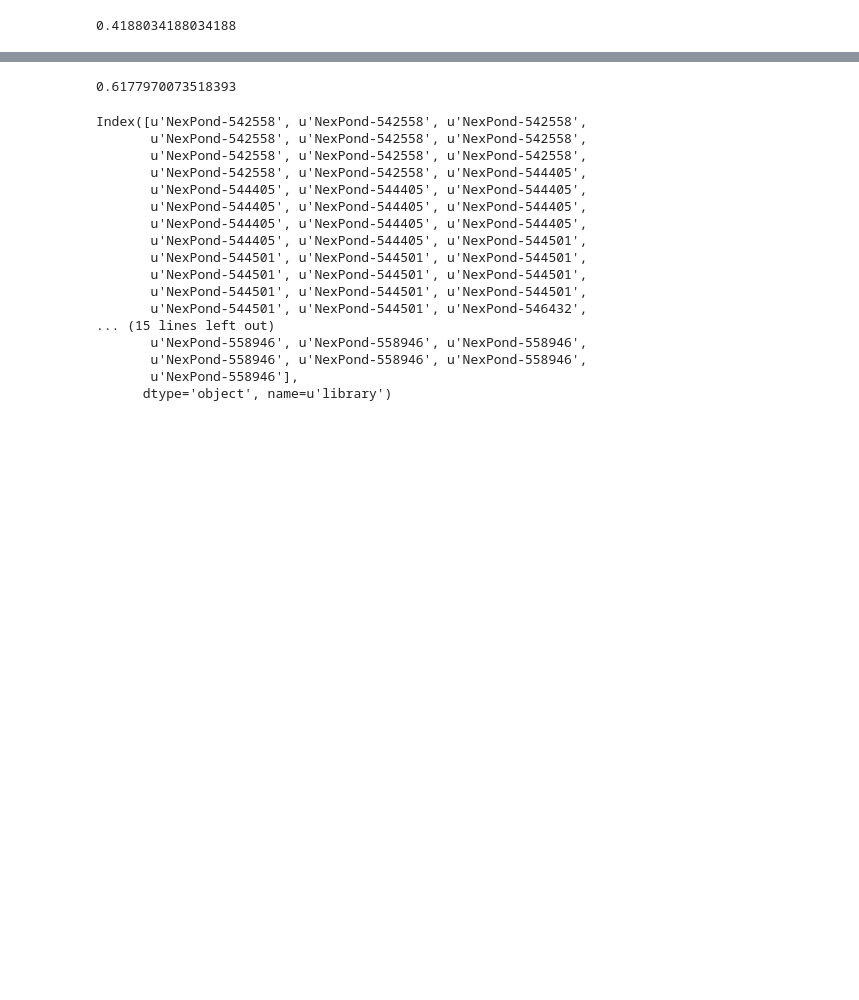
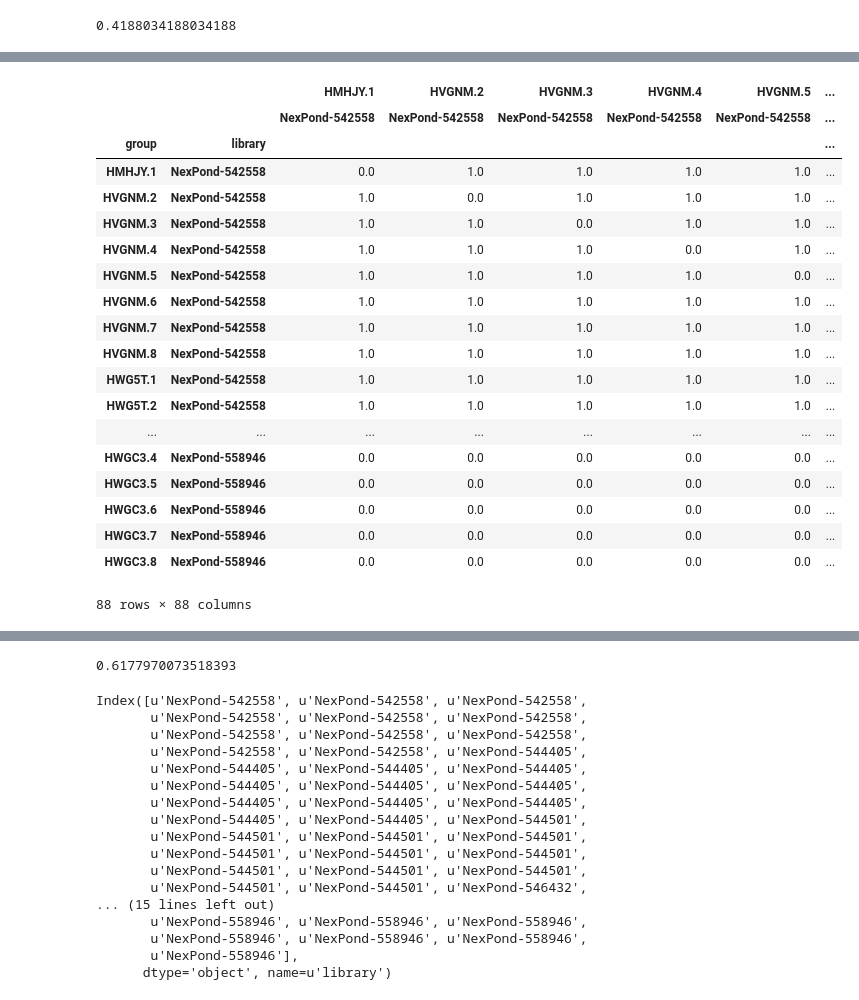
Before and after one commit to bradtaylor/thesis, a Jupyter notebook: clustering/GraphTest.ipynb, the cells around one changed output, grey strips where cells are left out. Saved outputs shown, nothing was run; the diff lists cells and outputs as text; code cells hidden in the pictures; blank space fills up the shorter version.

```diff
--- a/clustering/GraphTest.ipynb
+++ b/clustering/GraphTest.ipynb
@@ -91,0 +150,28 @@ nx.draw_networkx_nodes(D, pos=fas, with_labels=False, node_color=truth, node_siz
+# %%
+groupz = distance.index.get_level_values(0)
+libz = distance.index.get_level_values(1)
+
+
+party = make_partition_matrix(parts, groupz, libz)
+party
+# %% [output]
+|  |  | HMHJY.1 | HVGNM.2 | HVGNM.3 | HVGNM.4 | HVGNM.5 | ... |
+|  |  | NexPond-542558 | NexPond-542558 | NexPond-542558 | NexPond-542558 | NexPond-542558 | ... |
+| group | library |  |  |  |  |  | ... |
+| HMHJY.1 | NexPond-542558 | 0.0 | 1.0 | 1.0 | 1.0 | 1.0 | ... |
+| HVGNM.2 | NexPond-542558 | 1.0 | 0.0 | 1.0 | 1.0 | 1.0 | ... |
+| HVGNM.3 | NexPond-542558 | 1.0 | 1.0 | 0.0 | 1.0 | 1.0 | ... |
+| HVGNM.4 | NexPond-542558 | 1.0 | 1.0 | 1.0 | 0.0 | 1.0 | ... |
+| HVGNM.5 | NexPond-542558 | 1.0 | 1.0 | 1.0 | 1.0 | 0.0 | ... |
+| HVGNM.6 | NexPond-542558 | 1.0 | 1.0 | 1.0 | 1.0 | 1.0 | ... |
+| HVGNM.7 | NexPond-542558 | 1.0 | 1.0 | 1.0 | 1.0 | 1.0 | ... |
+| HVGNM.8 | NexPond-542558 | 1.0 | 1.0 | 1.0 | 1.0 | 1.0 | ... |
+| HWG5T.1 | NexPond-542558 | 1.0 | 1.0 | 1.0 | 1.0 | 1.0 | ... |
+| HWG5T.2 | NexPond-542558 | 1.0 | 1.0 | 1.0 | 1.0 | 1.0 | ... |
+| ... | ... | ... | ... | ... | ... | ... | ... |
+| HWGC3.4 | NexPond-558946 | 0.0 | 0.0 | 0.0 | 0.0 | 0.0 | ... |
+| HWGC3.5 | NexPond-558946 | 0.0 | 0.0 | 0.0 | 0.0 | 0.0 | ... |
+| HWGC3.6 | NexPond-558946 | 0.0 | 0.0 | 0.0 | 0.0 | 0.0 | ... |
+| HWGC3.7 | NexPond-558946 | 0.0 | 0.0 | 0.0 | 0.0 | 0.0 | ... |
+| HWGC3.8 | NexPond-558946 | 0.0 | 0.0 | 0.0 | 0.0 | 0.0 | ... |
+88 rows × 88 columns
```
Also changed, not shown: parts of 19 cells of this notebook.
